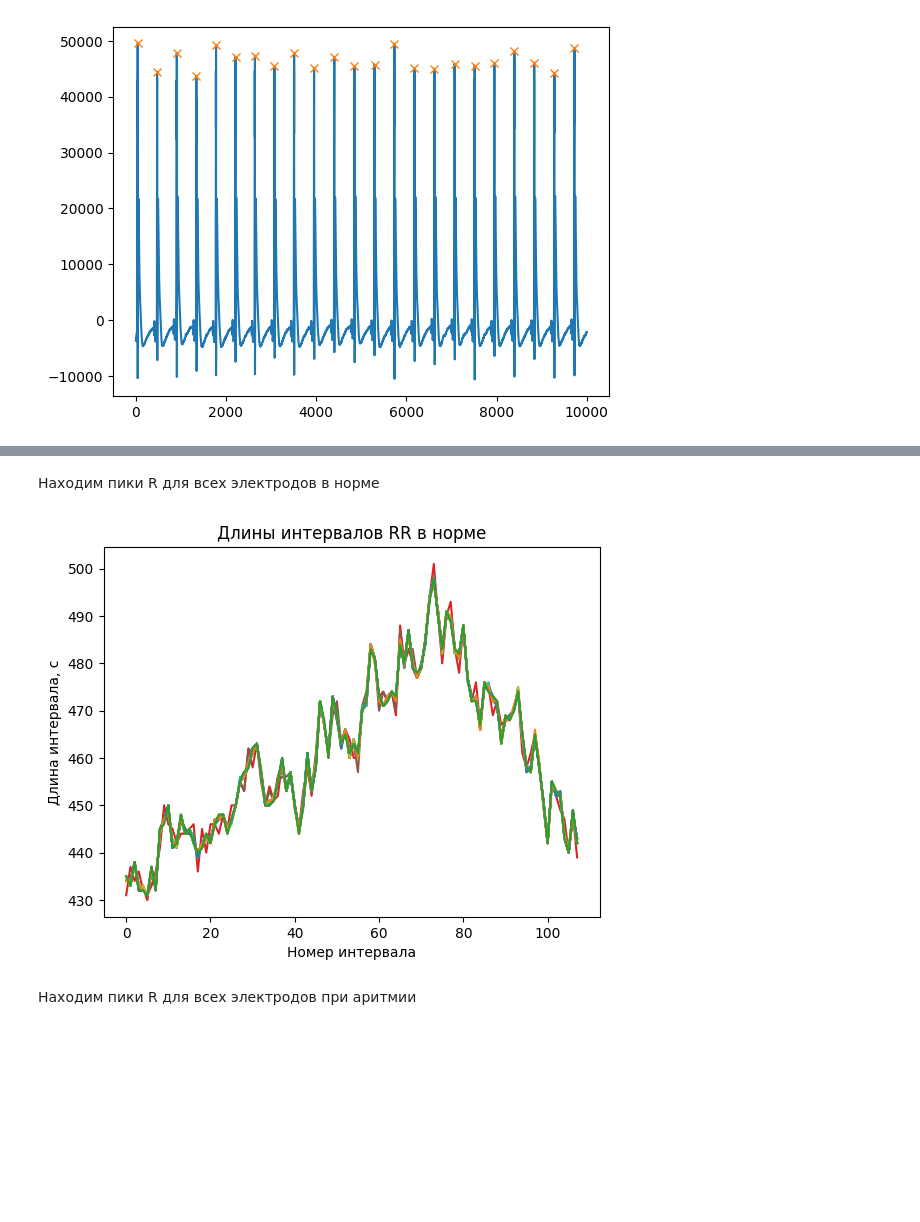
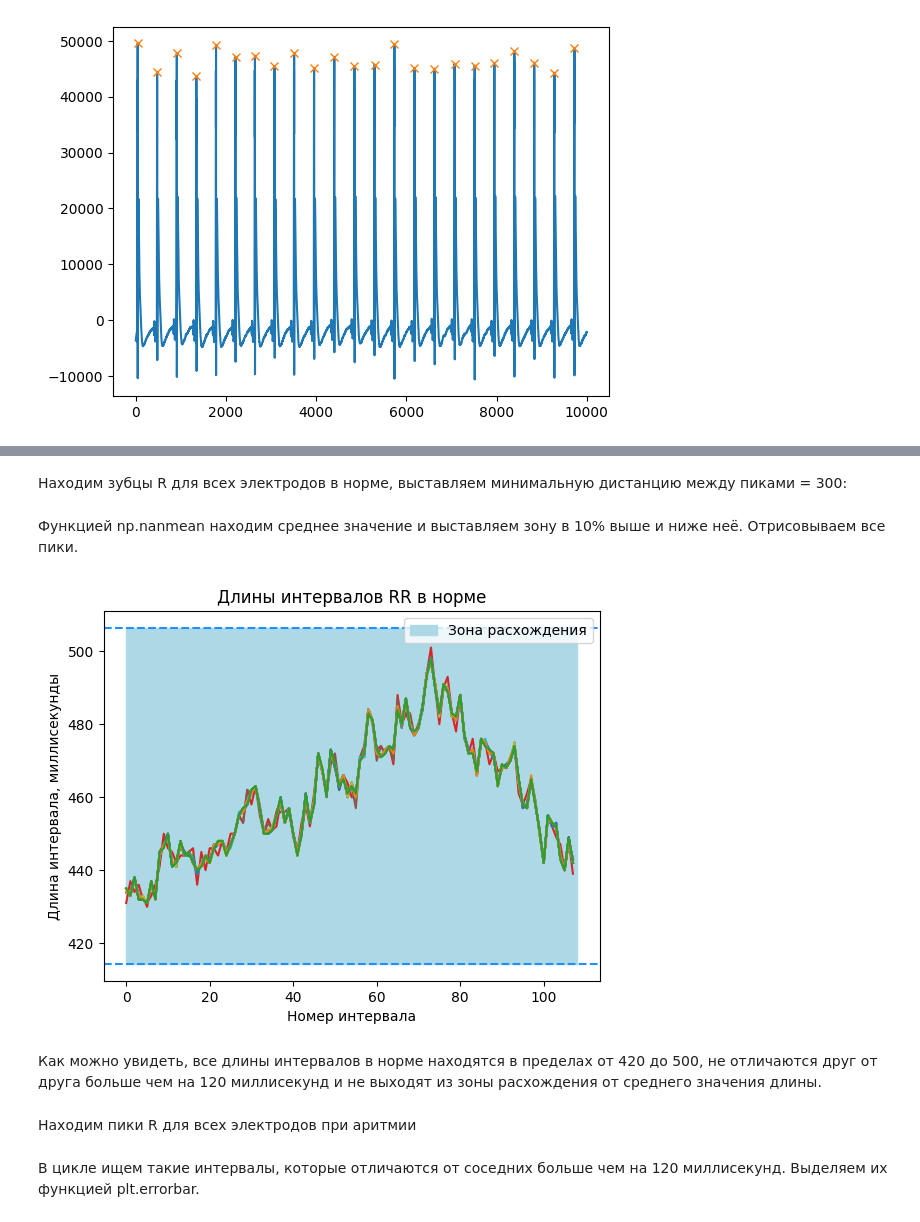
Before and after one commit to multifacs/ecg-analysis, a Jupyter notebook: ECG.ipynb, the cells around one changed output, grey strips where cells are left out. Saved outputs shown, nothing was run; the diff lists cells and outputs as text; code cells hidden in the pictures; blank space fills up the shorter version.

```diff
--- a/ECG.ipynb
+++ b/ECG.ipynb
@@ -497,17 +591,17 @@ else:
 # %% [output]
 [figure]
 # %%
-col = data_arrhythmia.columns[14]
-col = 'C2'
-l = len(data_normal[col])
-#l = 5000
-threshold = 7000
+# col = data_arrhythmia.columns[14]
+# col = 'C2'
+# l = len(data_normal[col])
+# #l = 5000
+# threshold = 7000
 
-x, _ = find_peaks(data_arrhythmia.head(l)[col], height=threshold, distance=300)
+# x, _ = find_peaks(data_arrhythmia.head(l)[col], height=threshold, distance=300)
 
-plt.plot(data_arrhythmia.head(l)[col])
-# plt.plot(48528, data_arrhythmia.tail(l)[col][48528], "x")
-plt.plot(x, data_arrhythmia.head(l)[col][x], "x")
-plt.xlabel('t')
-plt.ylabel('mV')
-plt.show()
+# plt.plot(data_arrhythmia.head(l)[col])
+# # plt.plot(48528, data_arrhythmia.tail(l)[col][48528], "x")
+# plt.plot(x, data_arrhythmia.head(l)[col][x], "x")
+# plt.xlabel('t')
+# plt.ylabel('mV')
+# plt.show()
@@ -516,5 +608,5 @@ plt.show()
 # %% [markdown]
-Находим пики R для всех электродов в норме
+Находим зубцы R для всех электродов в норме, выставляем минимальную дистанцию между пиками = 300:
 # %%
 # data_normal.head(1500)[['A1', 'B2']].plot(figsize=(15,10)).set(xlabel="t", ylabel="V")
 
@@ -531,23 +623,39 @@ for col in data_normal.columns:
 # plt.plot(data_normal.head(l)[col])
 # plt.plot(peaks_normal, data_normal.head(l)[col][peaks_normal], "x")
 # plt.show()
+# %% [markdown]
+Функцией np.nanmean находим среднее значение и выставляем зону в 10% выше и ниже неё. Отрисовываем все пики.
 # %%
 intervals_normal = []
 
 for col in range(0, len(data_normal.columns)):
     t = []
     for x in range(0, len(peaks_normal[col]) - 1):
         t.append(peaks_normal[col][x + 1] - peaks_normal[col][x])
-    plt.plot(t, label=data_normal.columns[col])
+    plt.plot(t)
     intervals_normal.append(t)
+
+for i in range(len(intervals_normal[0]) - 1):
+    # print(abs(intervals_normal[0][i] - intervals_normal[0][i + 1]))
+    if abs(intervals_normal[0][i] - intervals_normal[0][i + 1]) >= 120:
+        plt.errorbar(i, intervals_normal[0][i], yerr=120, label = "Скачок")
+
+lower_normal = np.nanmean(intervals_normal[0]) - np.nanmean(intervals_normal[0]) * 0.1
+upper_normal = np.nanmean(intervals_normal[0]) + np.nanmean(intervals_normal[0]) * 0.1
+plt.axhline(y=lower_normal, color='dodgerblue', linestyle='--')
+plt.axhline(y=upper_normal, color='dodgerblue', linestyle='--')
+plt.fill_between([0, len(intervals_normal[0])], lower_normal, upper_normal, color="lightblue", label = "Зона расхождения")
 
 # plt.plot(intervals_normal)
 plt.title('Длины интервалов RR в норме')
 plt.xlabel('Номер интервала')
-plt.ylabel('Длина интервала, с')
+plt.ylabel('Длина интервала, миллисекунды')
+plt.legend()
 plt.show()
 # %% [output]
-[figure, old version]
+[figure, new version]
+# %% [markdown]
+Как можно увидеть, все длины интервалов в норме находятся в пределах от 420 до 500, не отличаются друг от друга больше чем на 120 миллисекунд и не выходят из зоны расхождения от среднего значения длины.
 # %% [markdown]
 Находим пики R для всех электродов при аритмии
 # %%
@@ -585,3 +678,5 @@ for col in data_arrhythmia.columns:
+# %% [markdown]
+В цикле ищем такие интервалы, которые отличаются от соседних больше чем на 120 миллисекунд. Выделяем их функцией plt.errorbar.
 # %%
 intervals_arrhythmia = []
 
```
Also changed, not shown: parts of 45 cells of this notebook, 1 other file.
